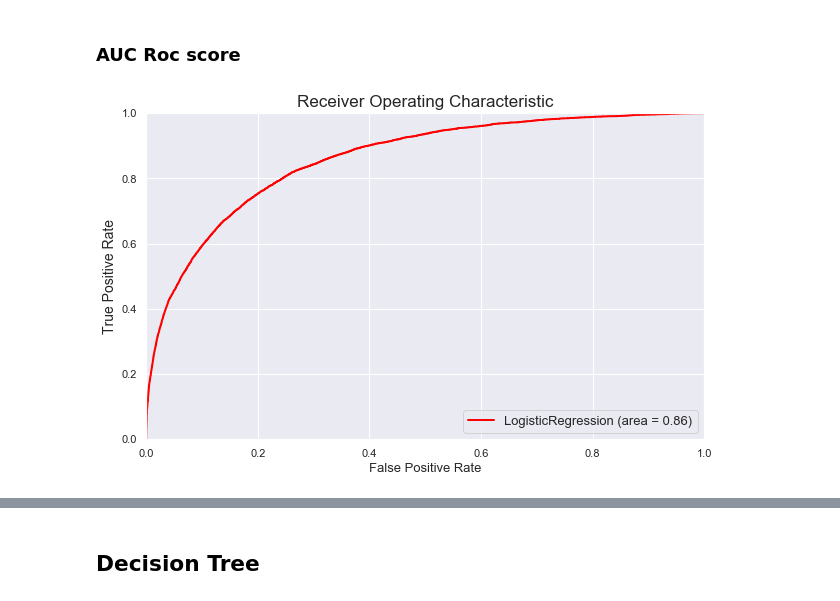
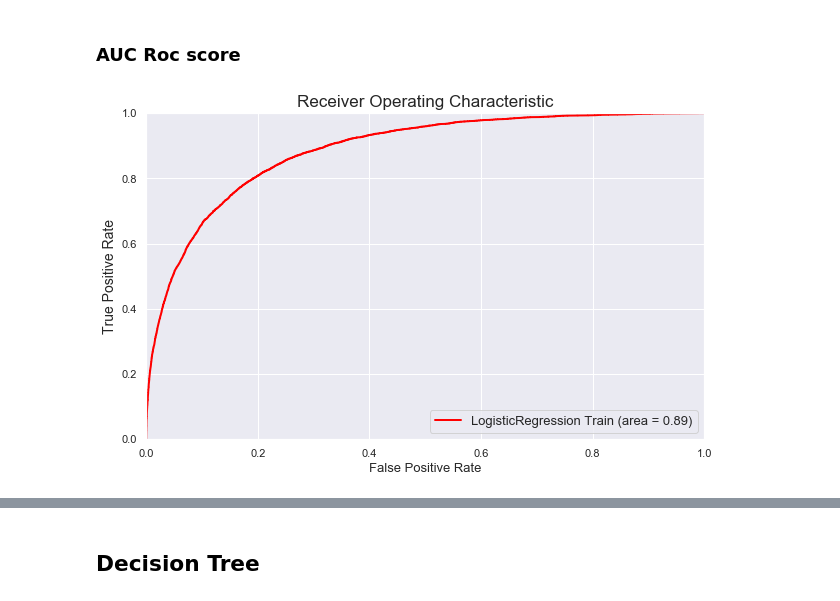
Before and after one commit to curie-capstone/predicting-patient-outcomes, a Jupyter notebook: ravinder/modeling_ravinder.ipynb, the cells around one changed output, grey strips where cells are left out. Cells and saved outputs as stored; diff of their text form; code cells hidden in the pictures.

```diff
--- a/ravinder/modeling_ravinder.ipynb
+++ b/ravinder/modeling_ravinder.ipynb
@@ -329,0 +336,4 @@ imputed_df
+# %%
+scaler = MinMaxScaler(copy=True, feature_range=(0,1)).fit(imputed_df)
+
+imputed_df_scaled = pd.DataFrame(scaler.transform(imputed_df), columns=imputed_df.columns.values).set_index([imputed_df.index.values])
@@ -466,5 +426,8 @@ imputed_df.shape, categorical_df.shape, binary_df.shape
 # %%
-train = pd.concat([imputed_df ,train1], axis =1)
+train = pd.concat([imputed_df_scaled ,train1], axis =1)
+test = pd.concat([imputed_df_test_scaled ,test1], axis =1)
+
+
 train
 # %% [output]
 |  | age | bmi | height | pre_icu_los_days | weight | albumin_apache | bilirubin_apache | bun_apache | ... |
@@ -549,5 +473,5 @@ train
 # %%
-train2, test = train_test_split(df, train_size = .80, random_state = 42, stratify = df.hospital_death)
+train2, test2 = train_test_split(df, train_size = .80, random_state = 42, stratify = df.hospital_death)
 # %%
 y = train2[['hospital_death']]
 y['hospital_death'] = y['hospital_death']-1
@@ -566,4 +490,4 @@ dtype: int64
 # %%
-logit = LogisticRegression(C = 0.1,  max_iter=250)
+logit = LogisticRegression(C = 1, class_weight = 'balanced',penalty = 'l2', max_iter=1000)
 logit.fit(X, y)
 # %% [output]
@@ -579,26 +537,28 @@ y_pred = logit.predict(X)
 # %%
 plt.figure(figsize=(10,6))
 
 y_pred = logit.predict_proba(X)[:,1]
 fpr, tpr, thresholds = roc_curve(y, y_pred)
-plt.plot(fpr, tpr, color='red', lw=2, label='LogisticRegression (area = %0.2f)' % auc(fpr, tpr))
+plt.plot(fpr, tpr, color='red', lw=2, label='LogisticRegression Train (area = %0.2f)' % auc(fpr, tpr))
+
+
 
 # y_pred = knn.predict_proba(X_validate_scaled)[:,1]
 # fpr, tpr, thresholds = roc_curve(y_validate, y_pred)
 # plt.plot(fpr, tpr, color='yellow', lw=3, label='KNN (area = %0.2f)' % auc(fpr, tpr))
 
 
 # y_pred = clf.predict_proba(X_validate_scaled)[:,1]
 # fpr, tpr, thresholds = roc_curve(y_validate, y_pred)
 # plt.plot(fpr, tpr, color='brown', lw=2, label='RandomForest (area = %0.2f)' % auc(fpr, tpr))
 
 # plt.plot([0, 1], [0, 1], color='navy', lw=2, linestyle= '-', label = 'Random Guess')
 plt.xlim([0.0, 1.0])
 plt.ylim([0.0, 1.0])
 plt.xlabel('False Positive Rate', fontsize=13)
 plt.ylabel('True Positive Rate', fontsize=14)
 plt.title('Receiver Operating Characteristic', fontsize=17)
 plt.legend(loc='lower right', fontsize=13)
 plt.show()
 # %% [output]
-[figure, old version]
+[figure, new version]
```
Also changed, not shown: parts of 88 cells of this notebook.
